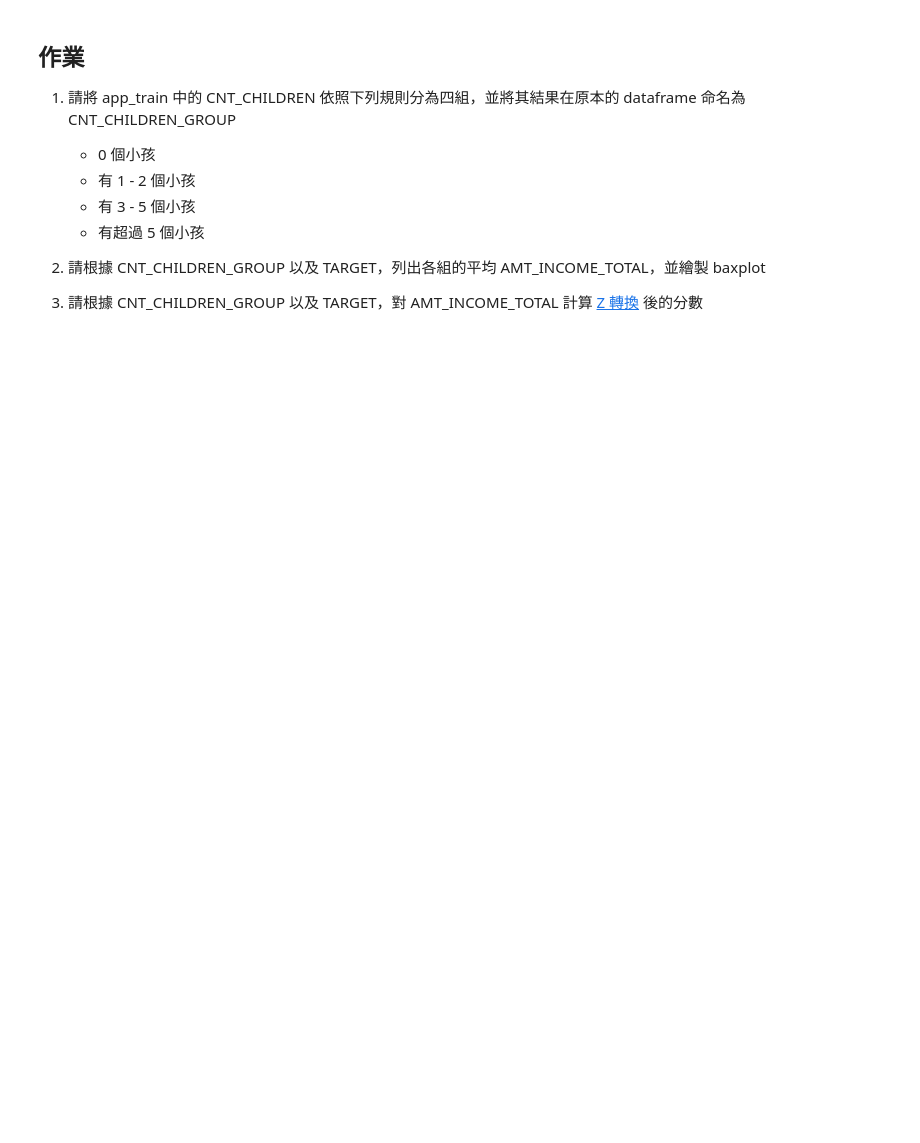
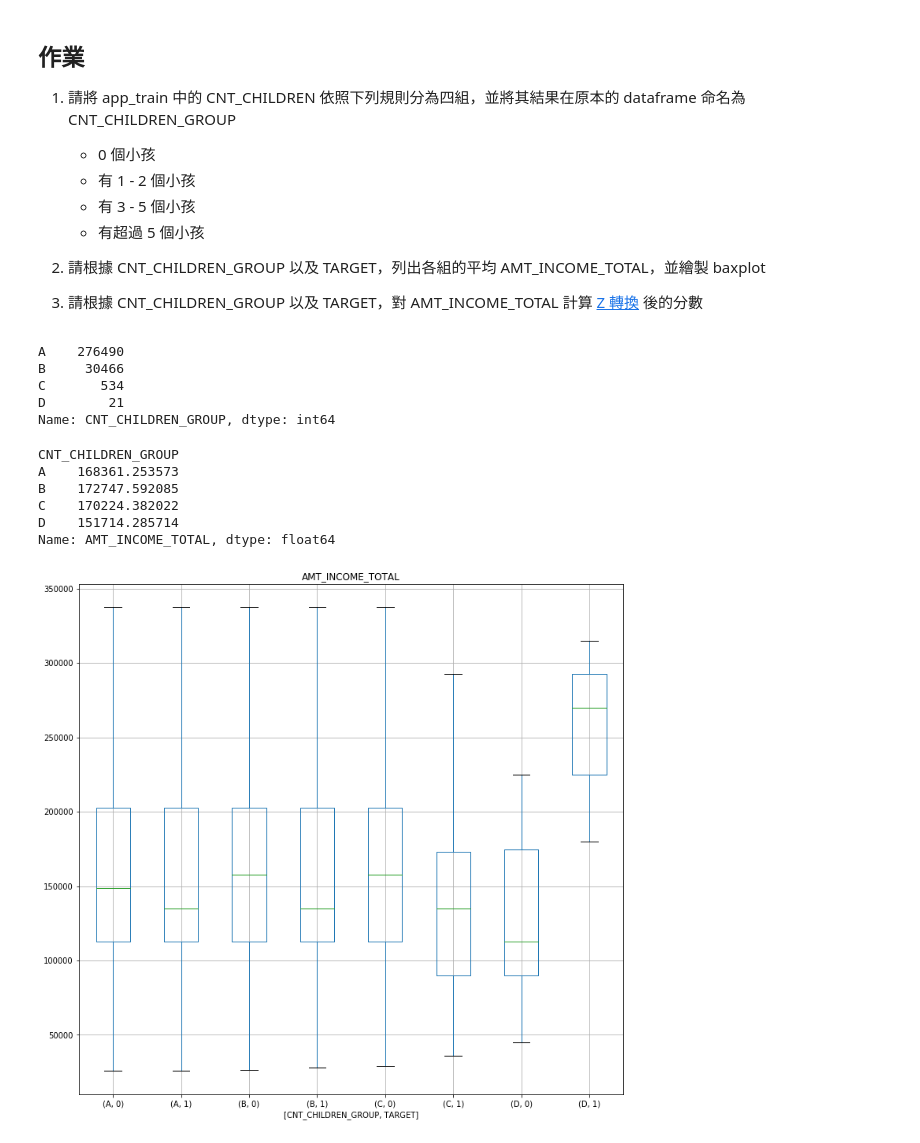
Before and after one commit to albert0125/2nd-ML100Days, a Jupyter notebook: homework/Day_008_HW.ipynb, the cells around one changed output. Drawn from its saved outputs; the diff is of its cells as text; code cells hidden in the pictures; blank space fills up the shorter version.

```diff
--- a/homework/Day_008_HW.ipynb
+++ b/homework/Day_008_HW.ipynb
@@ -51,35 +44,56 @@ AttributeError: 'Series' object has no attribute 'index_value'
 
 2. 請根據 CNT_CHILDREN_GROUP 以及 TARGET，列出各組的平均 AMT_INCOME_TOTAL，並繪製 baxplot
 3. 請根據 CNT_CHILDREN_GROUP 以及 TARGET，對 AMT_INCOME_TOTAL 計算 [Z 轉換](https://en.wikipedia.org/wiki/Standard_score) 後的分數
-# %%
-#1
-"""
-Your code here
-"""
-cut_rule =
-
-app_train['CNT_CHILDREN_GROUP'] = pd.cut(app_train['CNT_CHILDREN'].values, cut_rule, include_lowest=True)
-app_train['CNT_CHILDREN_GROUP'].value_counts()
+# %%
+#1
+"""
+請將 app_train 中的 CNT_CHILDREN 依照下列規則分為四組，並將其結果在原本的 dataframe 命名為 CNT_CHILDREN_GROUP
+
+0 個小孩
+有 1 - 2 個小孩
+有 3 - 5 個小孩
+有超過 5 個小孩
+"""
+cut_rule = [0,1,3,6,app_train['CNT_CHILDREN'].max()+1]
+labels = ['A','B','C','D']
+
+app_train['CNT_CHILDREN_GROUP'] = pd.cut(app_train['CNT_CHILDREN'].values, cut_rule, include_lowest=True, labels=labels)
+app_train['CNT_CHILDREN_GROUP'].value_counts()
+# %% [output]
+A    276490
+B     30466
+C       534
+D        21
+Name: CNT_CHILDREN_GROUP, dtype: int64
 # %%
 #2-1
 """
-Your code here
+請根據 CNT_CHILDREN_GROUP 以及 TARGET，列出各組的平均 AMT_INCOME_TOTAL，並繪製 baxplot
 """
-grp =
+grp = 'CNT_CHILDREN_GROUP'
 
 grouped_df = app_train.groupby(grp)['AMT_INCOME_TOTAL']
 grouped_df.mean()
+# %% [output]
+CNT_CHILDREN_GROUP
+A    168361.253573
+B    172747.592085
+C    170224.382022
+D    151714.285714
+Name: AMT_INCOME_TOTAL, dtype: float64
 # %%
 #2-2
 """
-Your code here
+請根據 CNT_CHILDREN_GROUP 以及 TARGET，列出各組的平均 AMT_INCOME_TOTAL，並繪製 baxplot
 """
-plt_column =
-plt_by =
+plt_column =  ['AMT_INCOME_TOTAL']
+plt_by = ['CNT_CHILDREN_GROUP','TARGET']
 
 app_train.boxplot(column=plt_column, by = plt_by, showfliers = False, figsize=(12,12))
 plt.suptitle('')
 plt.show()
+# %% [output]
+[figure, added]
 # %%
 #3
 """
```
Also changed, not shown: parts of 4 cells of this notebook.
